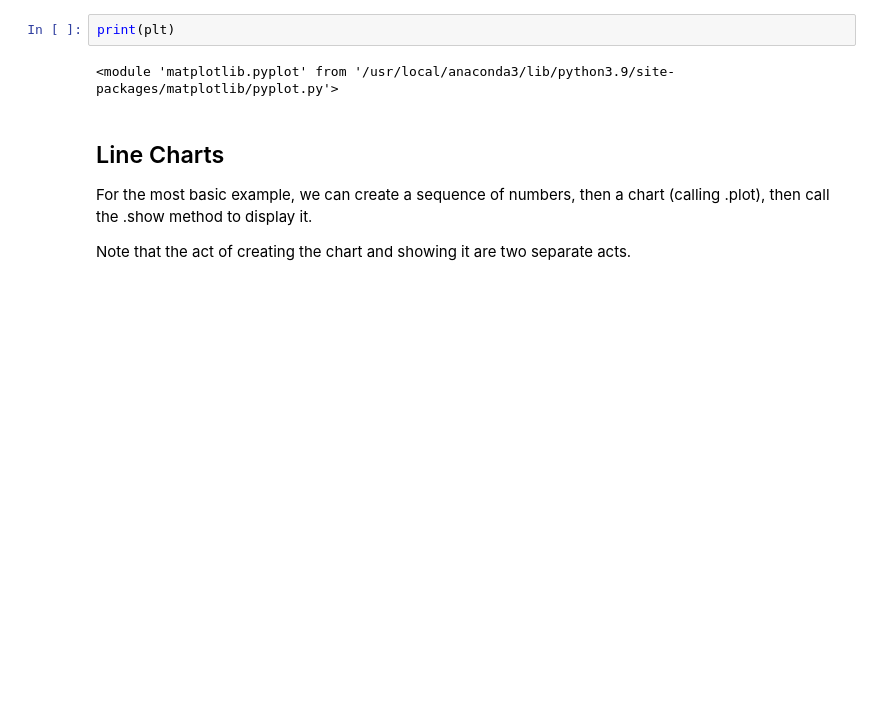
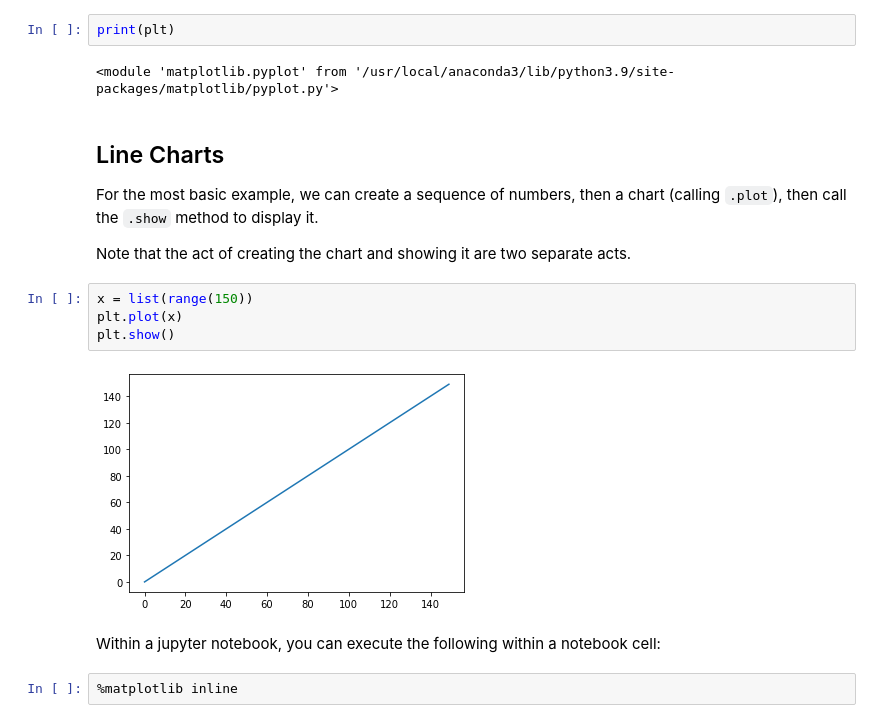
Before and after one commit to m3redithw/numpy-pandas-visualization-exercises, a Jupyter notebook: matplotlib_notes.ipynb, the cells around one changed output. Saved outputs shown, nothing was run; the diff lists cells and outputs as text; blank space fills up the shorter version.

Commit message:
updated matplotlib notes

```diff
--- a/matplotlib_notes.ipynb
+++ b/matplotlib_notes.ipynb
@@ -18,6 +18,16 @@ print(plt)
 <module 'matplotlib.pyplot' from '/usr/local/anaconda3/lib/python3.9/site-packages/matplotlib/pyplot.py'>
 # %% [markdown]
 ## Line Charts
-For the most basic example, we can create a sequence of numbers, then a chart (calling .plot), then call the .show method to display it.
+For the most basic example, we can create a sequence of numbers, then a chart (calling `.plot`), then call the `.show` method to display it.
 
 Note that the act of creating the chart and showing it are two separate acts.
+# %%
+x = list(range(150))
+plt.plot(x)
+plt.show()
+# %% [output]
+[figure, added]
+# %% [markdown]
+Within a jupyter notebook, you can execute the following within a notebook cell:
+# %%
+%matplotlib inline
```
Also changed, not shown: parts of 56 cells of this notebook.
